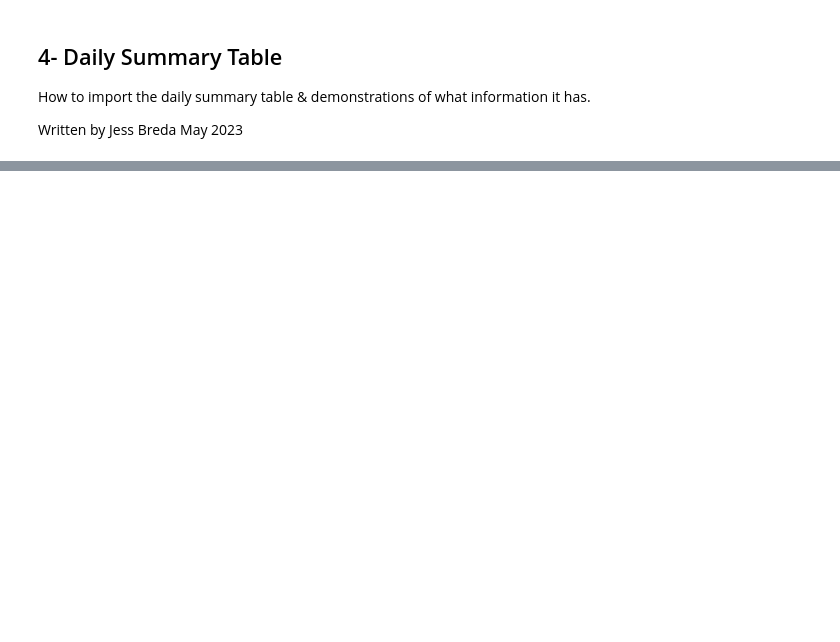
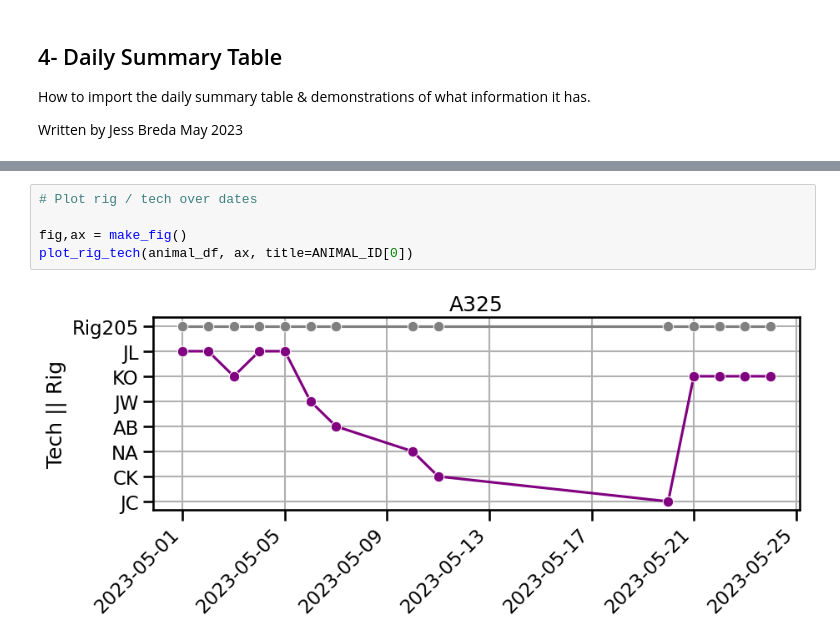
Before and after one commit to jess-breda/DataJoint-SQL-Tutorial, a Jupyter notebook: 4-daily-summary-table.ipynb, the cells around one changed output, grey strips where cells are left out. Drawn from its saved outputs; the diff is of its cells as text; blank space fills up the shorter version.

```diff
--- a/4-daily-summary-table.ipynb
+++ b/4-daily-summary-table.ipynb
@@ -97,0 +114,7 @@ _ = ax.set_xticklabels(ax.get_xticklabels(), rotation=45)
+# %%
+# Plot rig / tech over dates
+
+fig,ax = make_fig()
+plot_rig_tech(animal_df, ax, title=ANIMAL_ID[0])
+# %% [output]
+[figure, added]
```
Also changed, not shown: parts of 44 cells of this notebook, 2 other files.
